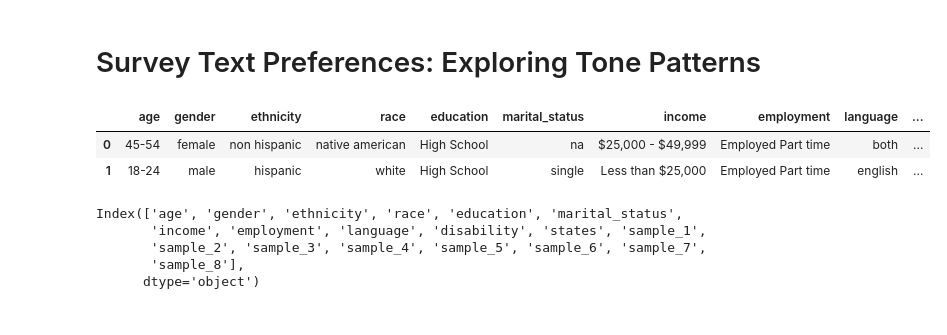
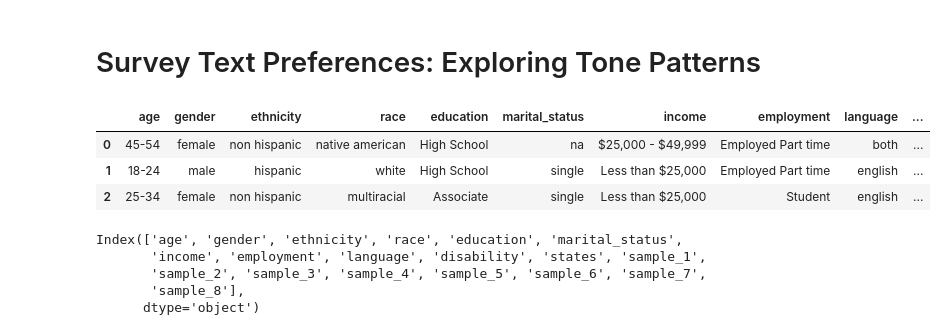
Before and after one commit to esoto15/text-tone-preference-analysis, a Jupyter notebook: main.ipynb, the cells around one changed output. Saved outputs shown, nothing was run; the diff lists cells and outputs as text; code cells hidden in the pictures.

```diff
--- a/main.ipynb
+++ b/main.ipynb
@@ -25,11 +25,12 @@ import pandas as pd
 import re
 # %%
 df = pd.read_excel('Datasets/FoodInsecurity_Hispanic_Demographics_Tone_Preferences_Dataset.xlsx')
-df.head(2)
+df.head(3)
 # %% [output]
 |  | age | gender | ethnicity | race | education | marital_status | income | employment | language | ... |
 | 0 | 45-54 | female | non hispanic | native american | High School | na | $25,000 - $49,999 | Employed Part time | both | ... |
 | 1 | 18-24 | male | hispanic | white | High School | single | Less than $25,000 | Employed Part time | english | ... |
+| 2 | 25-34 | female | non hispanic | multiracial | Associate | single | Less than $25,000 | Student | english | ... |
 # %%
 df.columns
 # %% [output]
```
Also changed, not shown: parts of 65 cells of this notebook, 2 other files.
